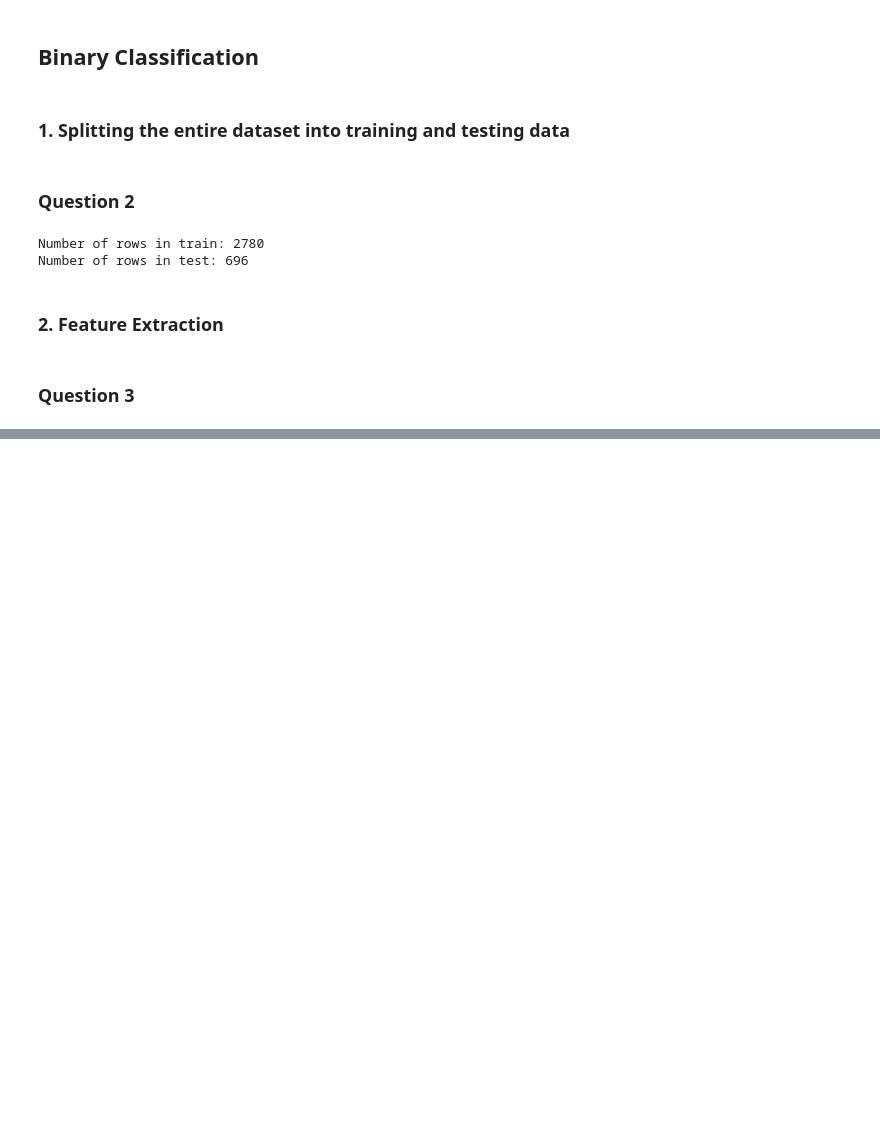
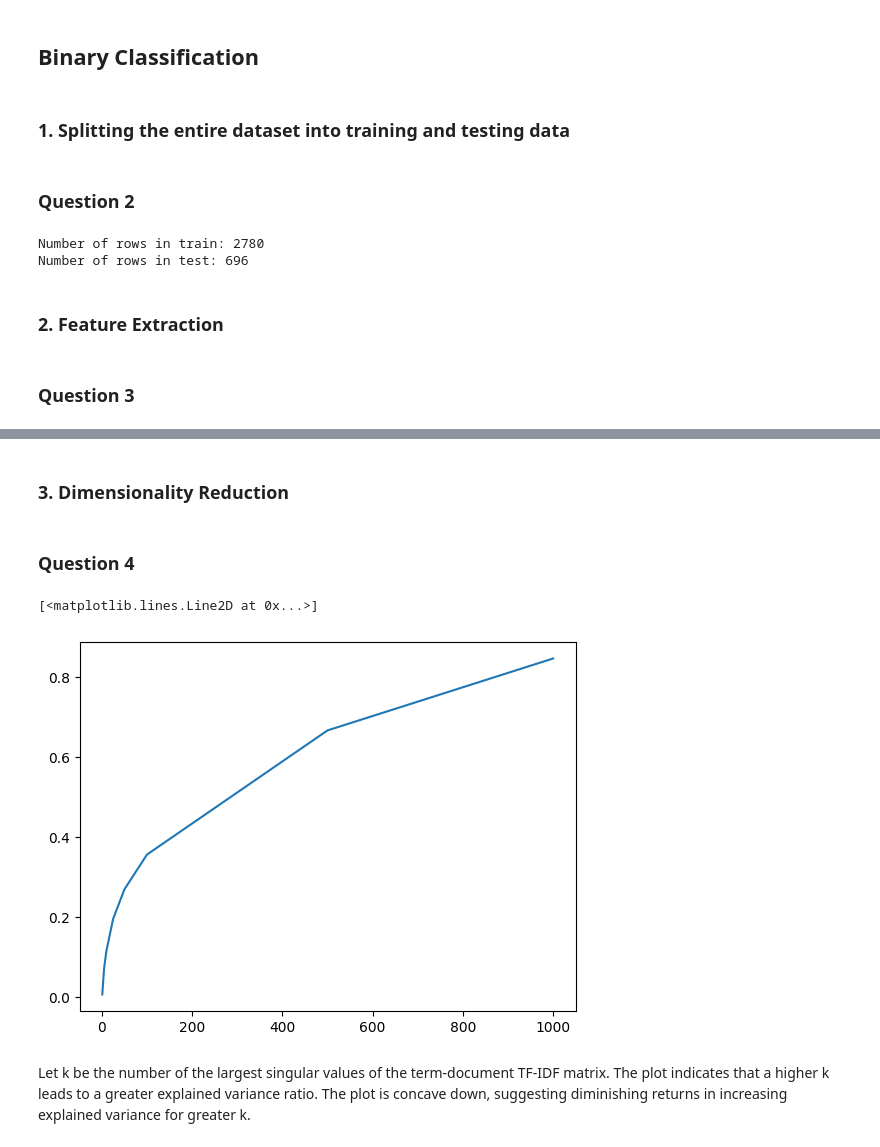
Before and after one commit to stswee/ECE219, a Jupyter notebook: ECE219_Project1.ipynb, the cells around one changed output, grey strips where cells are left out. Saved outputs shown, nothing was run; the diff lists cells and outputs as text; code cells hidden in the pictures; blank space fills up the shorter version.

Commit message:
Fixed remove_stopwords function. Performed experiments on lemmatization vs. stemming and on adjusting min_df. Performed LSI on training TF-IDF

```diff
--- a/ECE219_Project1.ipynb
+++ b/ECE219_Project1.ipynb
@@ -446,7 +475,7 @@ def preprocessing(df = pd.DataFrame, col = str, preprocess = list, mindf = int)
     elif func == remove_numbers:
       df = remove_numbers(df, col)
     elif func == remove_stopwords:
-      df = remove_stopwords(df, col, mindf).to_frame()
+      df = remove_stopwords(df, col, mindf)
     elif func == lemmatize:
       df = lemmatize(df, col)
     elif func == stemming:
@@ -555,3 +643,42 @@ Increasing the minimum document frequency means that words will have to appear i
 Performing additional preprocessing steps before or after lemmatizing comes down to choosing between retaining context and computation time. Removing stopwords, punctuations, and numbers before lemmatizing will require less computational overhead using lemmatizing. Keeping stopwords, punctuations, and numbers will allows context to be retained for lemmatization. In general, if stopwords, punctuations, and numbers contribute little to the context of the document with respect to the classes the documents are a part of, then it may be fine to remove them prior to lemmatization.
 
 In the context of this project, we choose to perform lemmatization after removing stopwords, punctuations, and numbers. We assume that stopwords, punctuations, and numbers contribute little to the context (i.e. they do not help distinguish between whether a document is about sports or climate).
+# %% [markdown]
+### 3. Dimensionality Reduction
+# %% [markdown]
+### Question 4
+# %%
+### The order of the following can be changed as needed
+# Current iteration takes ~60-90s to run on CPU (almost all time spent on lemmatization)
+# NLTK does not use GPU (will need something like SpaCy)
+
+# Adjust preprocessing_functions and min_df
+preprocessing_functions = [clean, remove_punctuation, remove_numbers, remove_stopwords, lemmatize]
+min_df = 3
+
+# Preprocess data
+X_train = preprocessing(train, 'full_text', preprocessing_functions, min_df)
+X_test = preprocessing(test, 'full_text', preprocessing_functions, min_df)
+
+# Get TF-IDF matrices
+X_train_tfidf = tfidf_process(X_train, 'full_text', False)
+X_test_tfidf = tfidf_process(X_test, 'full_text', False)
+# %%
+# Experiment with different explained variance ratios
+# Takes about 2 minutes to run
+k = [1, 5, 10, 25, 50, 100, 500, 1000]
+total_explained_variance = []
+for i in k:
+  svd = TruncatedSVD(n_components = i)
+  lsa_matrix = svd.fit_transform(X_train_tfidf)
+  explained_variance_ratio = svd.explained_variance_ratio_
+  total_explained_variance.append(sum(explained_variance_ratio))
+
+# Plot explained variance ratio
+plt.plot(k, total_explained_variance)
+plt.show()
+# %% [output]
+[<matplotlib.lines.Line2D at 0x...>]
+[figure, added]
+# %% [markdown]
+Let k be the number of the largest singular values of the term-document TF-IDF matrix. The plot indicates that a higher k leads to a greater explained variance ratio. The plot is concave down, suggesting diminishing returns in increasing explained variance for greater k.
```
Also changed, not shown: parts of 9 cells of this notebook.
